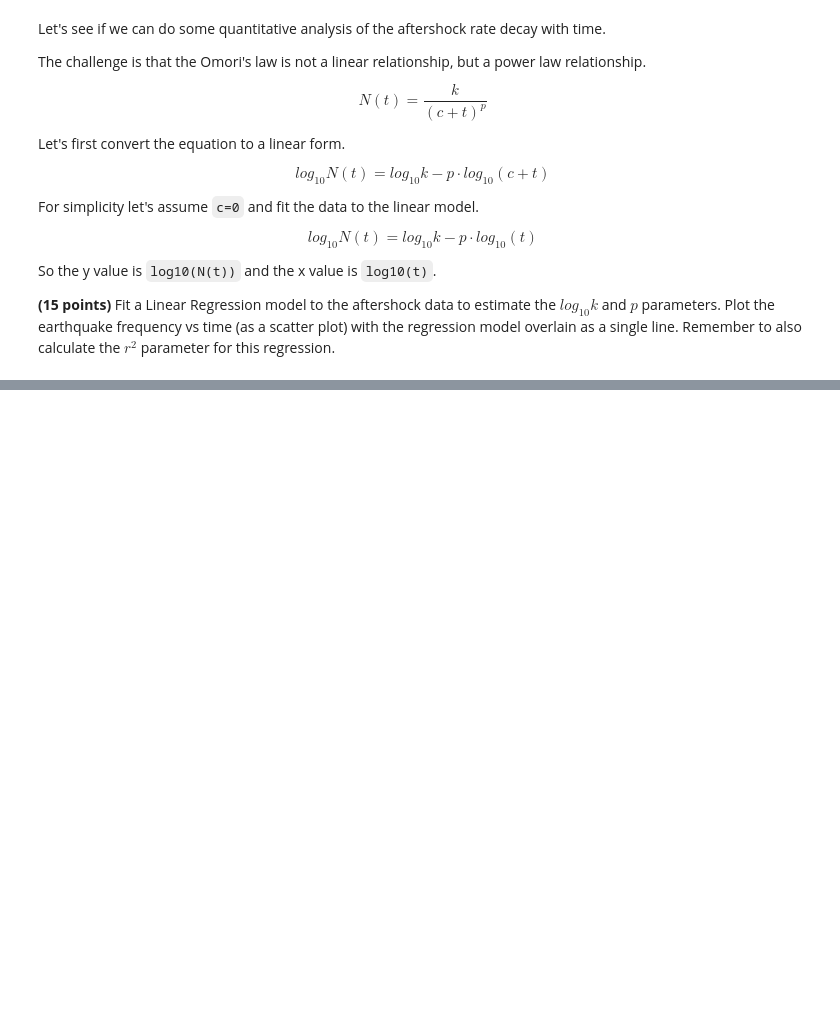
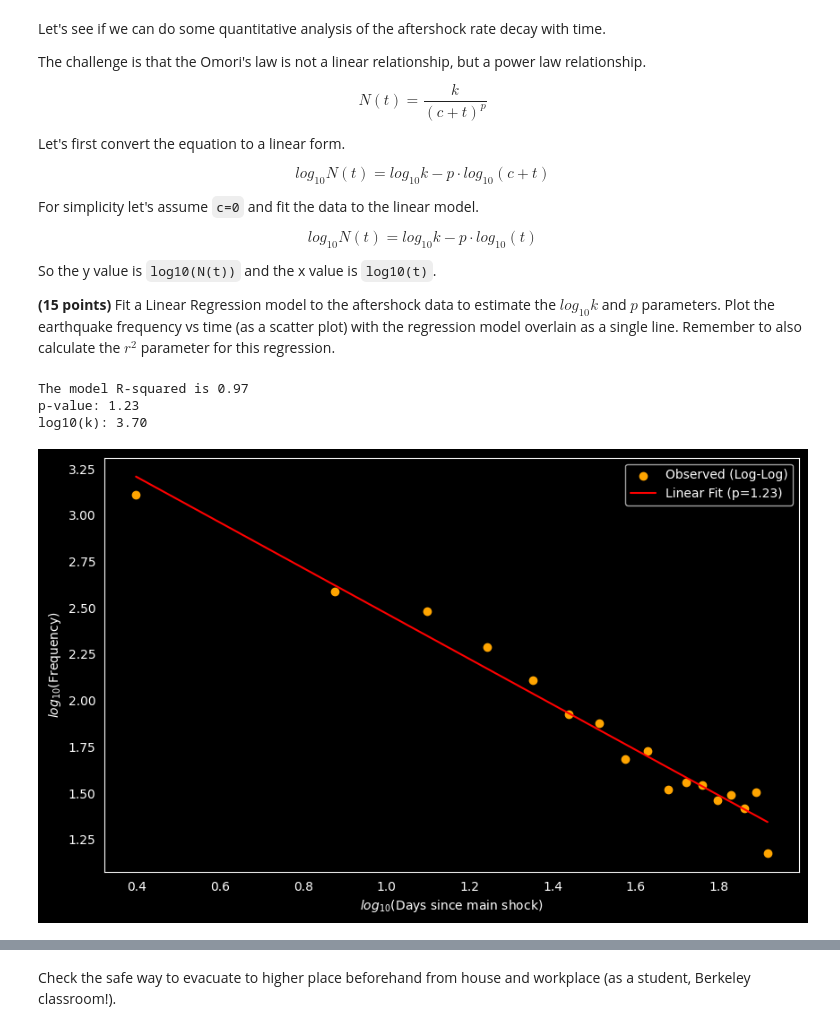
Before and after one commit to ItsukiKigoshi/EPS88_Gleeson, a Jupyter notebook: Week 9 - Regression and Earthquakes.ipynb, the cells around one changed output, grey strips where cells are left out. Cells and saved outputs as stored; diff of their text form; code cells hidden in the pictures; blank space fills up the shorter version.

```diff
--- a/Week 9 - Regression and Earthquakes.ipynb
+++ b/Week 9 - Regression and Earthquakes.ipynb
@@ -359,42 +362,59 @@ So the y value is `log10(N(t))` and the x value is `log10(t)`.
 
 **(15 points)** Fit a Linear Regression model to the aftershock data to estimate the $log_{10}k$ and $p$ parameters. Plot the earthquake frequency vs time (as a scatter plot) with the regression model overlain as a single line. Remember to also calculate the $r^2$ parameter for this regression.
 # %%
-## Calcualte frequency of earthquakes using np.histogram. Using using days_bins between 0 and 90 days for every 5 days.
+## Calculate frequency of earthquakes using np.histogram. Using using days_bins between 0 and 90 days for every 5 days.
 days_bins = np.arange(0, 90, 5)
 frequency, bins = np.histogram(LP_catalog['days_since_earthquake'], bins = days_bins)
 
 ## Calculate the days on bin centers becuase the "bins" variable is defined as the bin edges
 days_bins = (bins[:-1] + bins[1:]) / 2
 
 ## Define the input and output variables. Hint: use `np.log10(frequency)` to take the logarithm of the frequency and `np.log10(days_bins)` to take the logarithm of the days_bins
-X =
-y =
+X = np.log10(days_bins)
+y = np.log10(frequency)
 
 ## filter out the inf values
 X = X[~np.isinf(y)]
 y = y[~np.isinf(y)]
 
 ## Reshape the input and output variables to be vertical arrays
 X = X.reshape(-1, 1)
 y = y.reshape(-1, 1)
 
 ## Fit a linear model using LinearRegression() from sklearn
-model =
+model = LinearRegression()
+model.fit(X, y)
 
 ## Get prediction from the model
-
+y_pred = model.predict(X)
 
 ## Evaluate the model using r2_score
+R_squared = r2_score(y, y_pred)
+print(f'The model R-squared is {R_squared:.2f}')
 
-print(f'The model R-squared is {R_squared:.2f}')
+log10_k = model.intercept_[0]
+p_value = -model.coef_[0][0]
+print(f'p-value: {p_value:.2f}')
+print(f'log10(k): {log10_k:.2f}')
 
 ## Plot the prediction
 plt.figure(figsize=(10, 6))
+
+plt.scatter(X, y, color='orange', label='Observed (Log-Log)')
+plt.plot(X, y_pred, color='red', label=f'Linear Fit (p={p_value:.2f})')
+
+plt.xlabel('$log_{10}$(Days since main shock)')
+plt.ylabel('$log_{10}$(Frequency)')
 
 plt.legend()
 plt.grid()
 
 plt.show()
+# %% [output]
+The model R-squared is 0.97
+p-value: 1.23
+log10(k): 3.70
+[figure, added]
 # %% [markdown]
 ## Exercise 4 - Earthquake recurrence in the San Francisco Bay Area
 
@@ -424,3 +444,5 @@ https://seismo.berkeley.edu/research/eew_basics.html
 
 Map of Bay Area faults.
 Source: https://pubs.er.usgs.gov/publication/fs20163020
+# %% [markdown]
+Check the safe way to evacuate to higher place beforehand from house and workplace (as a student, Berkeley classroom!).
```
Also changed, not shown: parts of 2 cells of this notebook.
